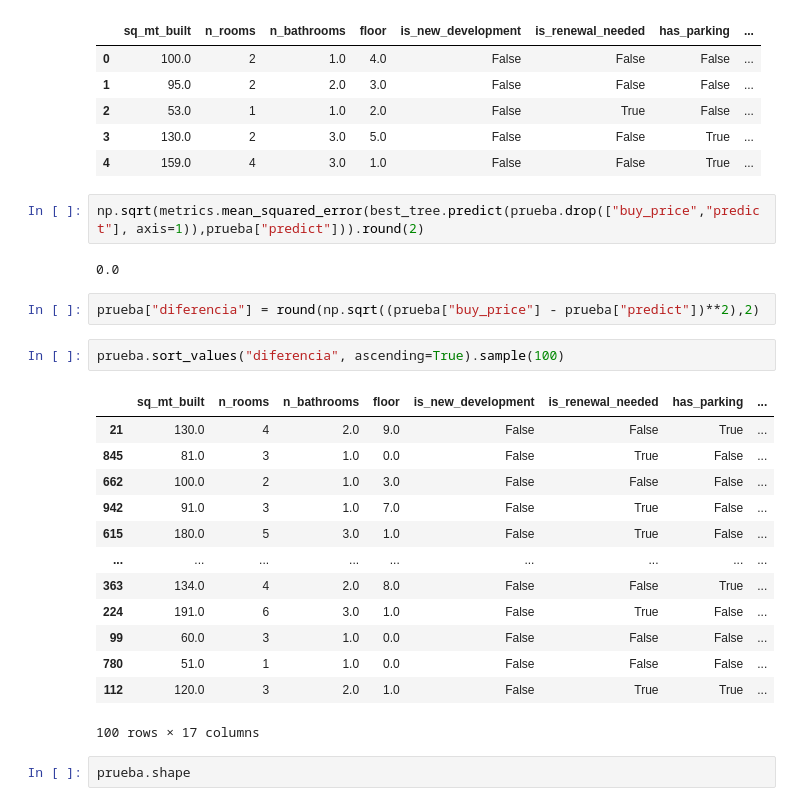
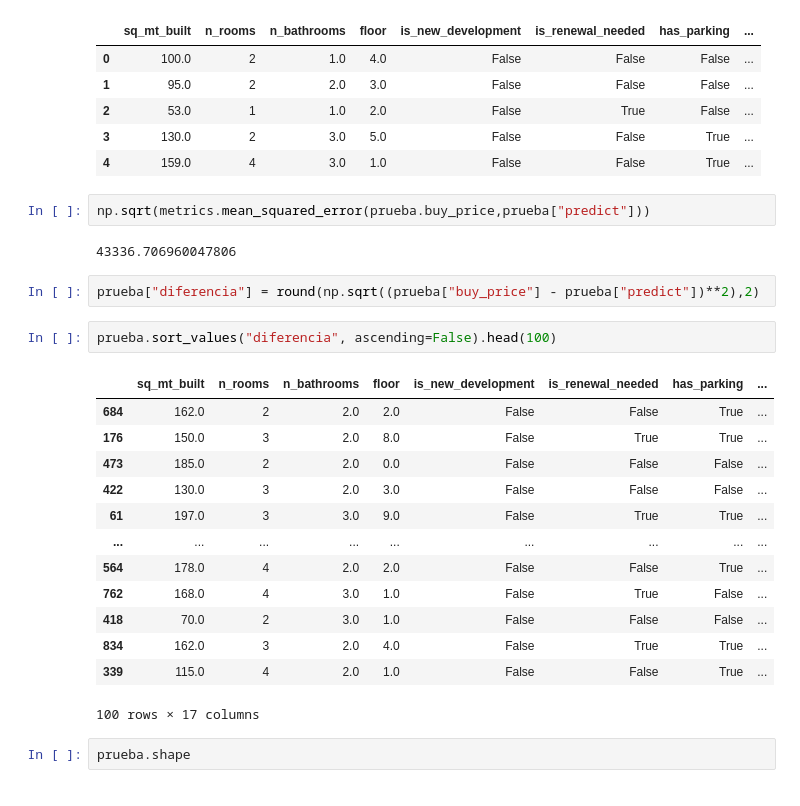
Before and after one commit to marcunu/Real_Estate_Project, a Jupyter notebook: 02_Trainning_orient.ipynb, the cells around one changed output. Saved outputs shown, nothing was run; the diff lists cells and outputs as text.

```diff
--- a/02_Trainning_orient.ipynb
+++ b/02_Trainning_orient.ipynb
@@ -383,26 +383,26 @@ prueba.head()
 | 3 | 130.0 | 2 | 3.0 | 5.0 | False | False | True | ... |
 | 4 | 159.0 | 4 | 3.0 | 1.0 | False | False | True | ... |
 # %%
-np.sqrt(metrics.mean_squared_error(best_tree.predict(prueba.drop(["buy_price","predict"], axis=1)),prueba["predict"])).round(2)
+np.sqrt(metrics.mean_squared_error(prueba.buy_price,prueba["predict"]))
 # %% [output]
-0.0
+43336.706960047806
 # %%
 prueba["diferencia"] = round(np.sqrt((prueba["buy_price"] - prueba["predict"])**2),2)
 # %%
-prueba.sort_values("diferencia", ascending=True).sample(100)
+prueba.sort_values("diferencia", ascending=False).head(100)
 # %% [output]
 |  | sq_mt_built | n_rooms | n_bathrooms | floor | is_new_development | is_renewal_needed | has_parking | ... |
-| 21 | 130.0 | 4 | 2.0 | 9.0 | False | False | True | ... |
-| 845 | 81.0 | 3 | 1.0 | 0.0 | False | True | False | ... |
-| 662 | 100.0 | 2 | 1.0 | 3.0 | False | False | False | ... |
-| 942 | 91.0 | 3 | 1.0 | 7.0 | False | True | False | ... |
-| 615 | 180.0 | 5 | 3.0 | 1.0 | False | True | False | ... |
+| 684 | 162.0 | 2 | 2.0 | 2.0 | False | False | True | ... |
+| 176 | 150.0 | 3 | 2.0 | 8.0 | False | True | True | ... |
+| 473 | 185.0 | 2 | 2.0 | 0.0 | False | False | False | ... |
+| 422 | 130.0 | 3 | 2.0 | 3.0 | False | False | False | ... |
+| 61 | 197.0 | 3 | 3.0 | 9.0 | False | True | True | ... |
 | ... | ... | ... | ... | ... | ... | ... | ... | ... |
-| 363 | 134.0 | 4 | 2.0 | 8.0 | False | False | True | ... |
-| 224 | 191.0 | 6 | 3.0 | 1.0 | False | True | False | ... |
-| 99 | 60.0 | 3 | 1.0 | 0.0 | False | False | False | ... |
-| 780 | 51.0 | 1 | 1.0 | 0.0 | False | False | False | ... |
-| 112 | 120.0 | 3 | 2.0 | 1.0 | False | True | True | ... |
+| 564 | 178.0 | 4 | 2.0 | 2.0 | False | False | True | ... |
+| 762 | 168.0 | 4 | 3.0 | 1.0 | False | True | False | ... |
+| 418 | 70.0 | 2 | 3.0 | 1.0 | False | False | False | ... |
+| 834 | 162.0 | 3 | 2.0 | 4.0 | False | True | True | ... |
+| 339 | 115.0 | 4 | 2.0 | 1.0 | False | False | True | ... |
 100 rows × 17 columns
 # %%
 prueba.shape
```
Also changed, not shown: 2 other files.
